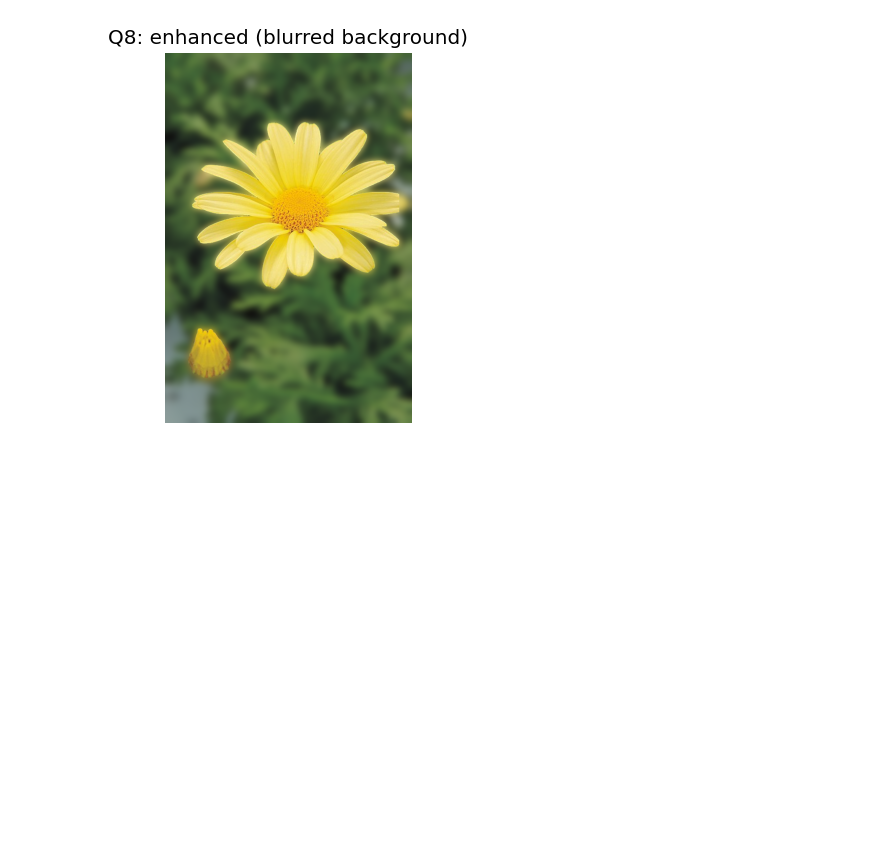
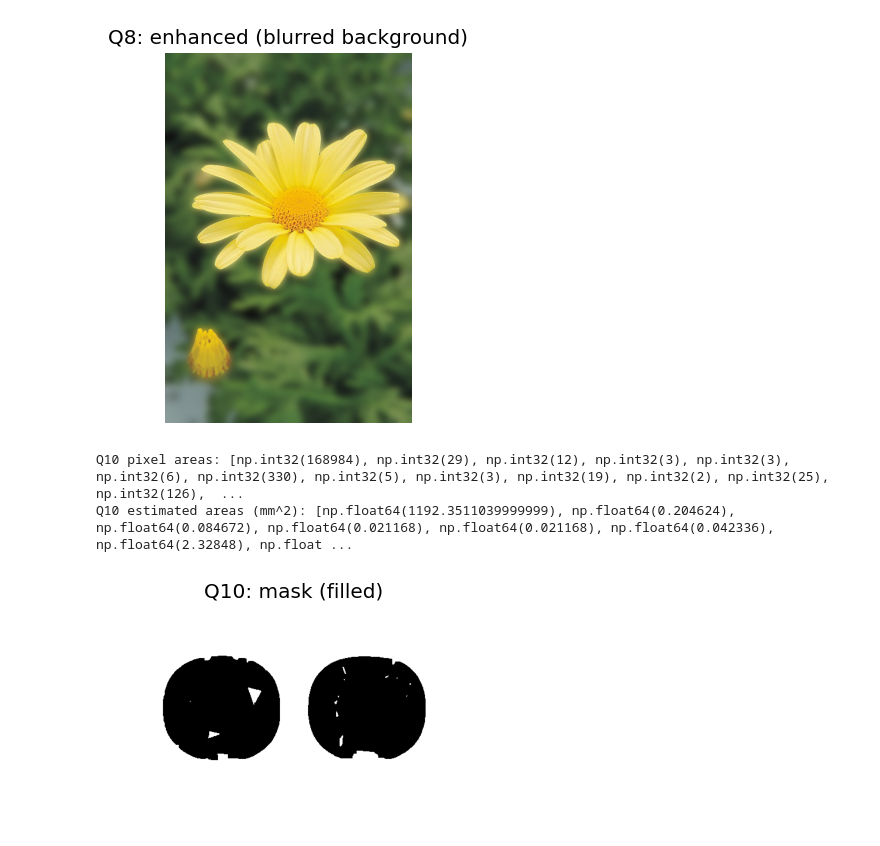
Before and after one commit to akilawickey/IT-5437, a Jupyter notebook: Assignment1_IT5437.ipynb, the cells around one changed output. Cells and saved outputs as stored; diff of their text form; code cells hidden in the pictures; blank space fills up the shorter version.

```diff
--- a/Assignment1_IT5437.ipynb
+++ b/Assignment1_IT5437.ipynb
@@ -296,0 +325,36 @@ show(comp, "Q8: enhanced (blurred background)")
+# %%
+#Q10
+
+img_path_q10 = "/content/drive/MyDrive/cv images/sapphire.jpg"   # Fig.9 path
+
+FOCAL_MM = 8.0
+OBJECT_DIST_MM = 480.0
+PIXEL_PITCH_MM = 0.0014   # <-- set your camera pixel size (e.g., 1.4µm)
+
+rgb = read_rgb(img_path_q10)
+gray = cv2.cvtColor(rgb, cv2.COLOR_RGB2GRAY)
+# simple segmentation (tweak if needed)
+blur = cv2.GaussianBlur(gray,(5,5),0)
+_, th = cv2.threshold(blur, 0,255, cv2.THRESH_BINARY+cv2.THRESH_OTSU)
+# ensure gems are white
+if np.mean(gray[th==255]) < np.mean(gray[th==0]): th = 255-th
+
+# fill holes
+th = cv2.morphologyEx(th, cv2.MORPH_CLOSE, np.ones((5,5),np.uint8), iterations=2)
+num, labels, stats, _ = cv2.connectedComponentsWithStats(th, connectivity=8)
+
+areas_px = [s[cv2.CC_STAT_AREA] for i,s in enumerate(stats) if i!=0]
+print("Q10 pixel areas:", areas_px)
+
+# Convert to physical area via pinhole model:
+# size_on_sensor = size_in_world * f / Z  => world = sensor * Z / f
+# area_in_world = area_on_sensor * (Z/f)^2 ; area_on_sensor = (px * pitch)^2
+scale = (OBJECT_DIST_MM/FOCAL_MM)**2 * (PIXEL_PITCH_MM**2)
+areas_mm2 = [a*scale for a in areas_px]
+print("Q10 estimated areas (mm^2):", areas_mm2)
+
+show(th, "Q10: mask (filled)", True)
+# %% [output]
+Q10 pixel areas: [np.int32(168984), np.int32(29), np.int32(12), np.int32(3), np.int32(3), np.int32(6), np.int32(330), np.int32(5), np.int32(3), np.int32(19), np.int32(2), np.int32(25), np.int32(126),  ...
+Q10 estimated areas (mm^2): [np.float64(1192.3511039999999), np.float64(0.204624), np.float64(0.084672), np.float64(0.021168), np.float64(0.021168), np.float64(0.042336), np.float64(2.32848), np.float ...
+[figure, added]
```
Also changed, not shown: parts of 2 cells of this notebook.
